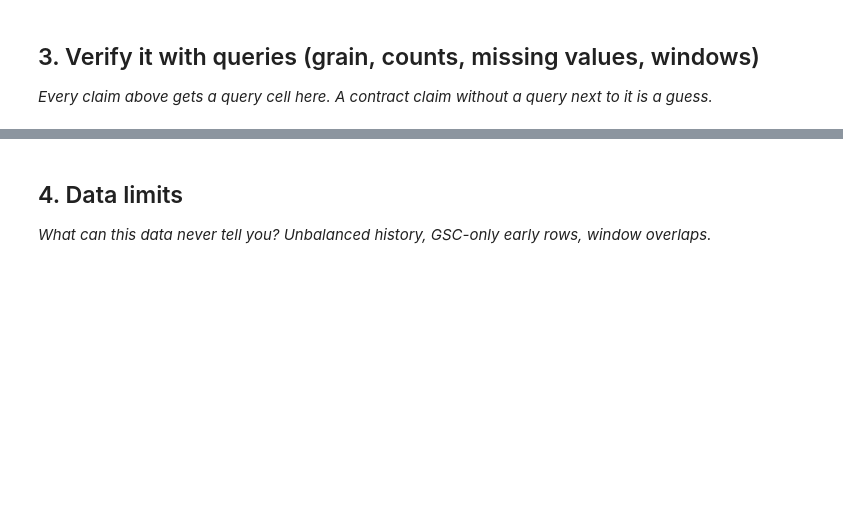
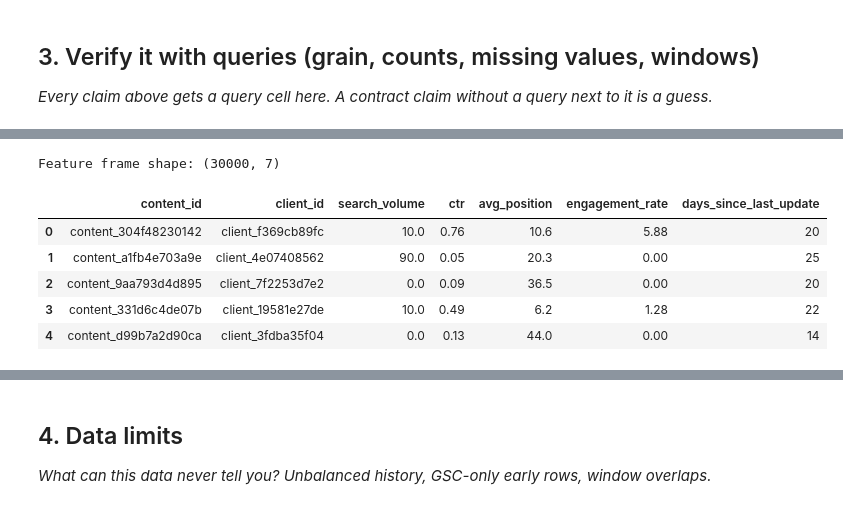
Before and after one commit to Rohmasaeed/flyrank-ml-internship-, a Jupyter notebook: work/notebooks/w03_data_contract.ipynb, the cells around one changed output, grey strips where cells are left out. Cells and saved outputs as stored; diff of their text form; code cells hidden in the pictures; blank space fills up the shorter version.

```diff
--- a/work/notebooks/w03_data_contract.ipynb
+++ b/work/notebooks/w03_data_contract.ipynb
@@ -29,0 +88,11 @@ This skeleton is yours to fill. Work the sections **in order** — each one has
+# %%
+import pandas as pd
+df=pd.read_csv("/content/content_refresh_anonymized (1).csv")
+grain_check = pd.DataFrame({
+    "total_rows": [len(df)],
+    "unique_content_client_pairs": [
+        df[["content_id", "client_id"]].drop_duplicates().shape[0]
+    ]
+})
+
+grain_check
@@ -29,0 +136,5 @@ This skeleton is yours to fill. Work the sections **in order** — each one has
+# %%
+df["is_available"] = (
+    df["content_id"].notna()
+    & df["client_id"].notna()
+)
@@ -29,0 +167,24 @@ This skeleton is yours to fill. Work the sections **in order** — each one has
+# %%
+feature_cols = [
+    "search_volume",
+    "ctr",
+    "avg_position",
+    "engagement_rate",
+    "days_since_last_update"
+]
+
+feature_frame = df[
+    ["content_id", "client_id"] + feature_cols
+].copy()
+
+print("Feature frame shape:", feature_frame.shape)
+
+feature_frame.head()
+# %% [output]
+Feature frame shape: (30000, 7)
+|  | content_id | client_id | search_volume | ctr | avg_position | engagement_rate | days_since_last_update |
+| 0 | content_304f48230142 | client_f369cb89fc | 10.0 | 0.76 | 10.6 | 5.88 | 20 |
+| 1 | content_a1fb4e703a9e | client_4e07408562 | 90.0 | 0.05 | 20.3 | 0.00 | 25 |
+| 2 | content_9aa793d4d895 | client_7f2253d7e2 | 0.0 | 0.09 | 36.5 | 0.00 | 20 |
+| 3 | content_331d6c4de07b | client_19581e27de | 10.0 | 0.49 | 6.2 | 1.28 | 22 |
+| 4 | content_d99b7a2d90ca | client_3fdba35f04 | 0.0 | 0.13 | 44.0 | 0.00 | 14 |
```
Also changed, not shown: parts of 22 cells of this notebook.
